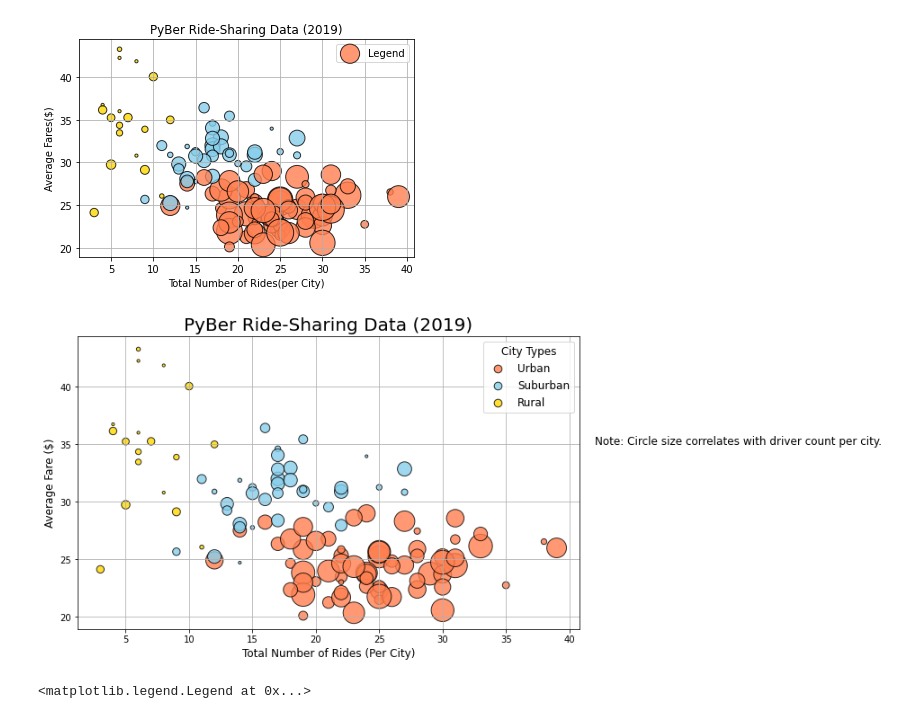
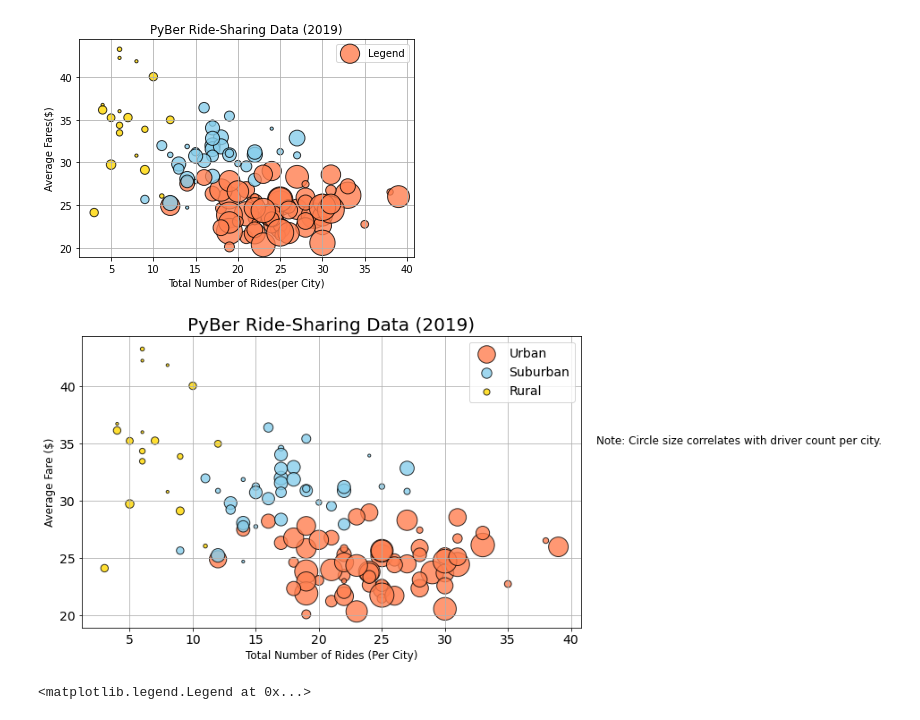
Before and after one commit to hjx2019/PyBer_Analysis, a Jupyter notebook: PyBer.ipynb, the cells around one changed output. Cells and saved outputs as stored; diff of their text form; code cells hidden in the pictures.

```diff
--- a/PyBer.ipynb
+++ b/PyBer.ipynb
@@ -183,41 +197,41 @@ plt.scatter(urban_ride_count,
 plt.scatter(suburban_ride_count,
       suburban_avg_fare,
       s=10*suburban_driver_count, c="skyblue",
       edgecolor="black", linewidths=1,
       alpha=0.8, label="Suburban")
 
 plt.scatter(rural_ride_count,
       rural_avg_fare,
       s=10*rural_driver_count, c="gold",
       edgecolor="black", linewidths=1,
       alpha=0.8, label="Rural")
 
 # Incorporate the other graph properties
 plt.title("PyBer Ride-Sharing Data (2019)", fontsize=20)
 plt.ylabel("Average Fare ($)", fontsize=12)
 plt.xlabel("Total Number of Rides (Per City)", fontsize=12)
 plt.grid(True)
 # Add the legend.
-# plt.legend()
+plt.legend()
 
 # Create a legend
-lgnd = plt.legend(fontsize="12", mode="Expanded",
-         scatterpoints=1, loc="best", title="City Types")
-lgnd.legendHandles[0]._sizes = [75]
-lgnd.legendHandles[1]._sizes = [75]
-lgnd.legendHandles[2]._sizes = [75]
-lgnd.get_title().set_fontsize(12)
+# lgnd = plt.legend(fontsize="12", mode="Expanded",
+#          scatterpoints=1, loc="best", title="City Types")
+# lgnd.legendHandles[0]._sizes = [75]
+# lgnd.legendHandles[1]._sizes = [75]
+# lgnd.legendHandles[2]._sizes = [75]
+# lgnd.get_title().set_fontsize(12)
 
 
 # Incorporate a text label about circle size.
 plt.text(42, 35, "Note: Circle size correlates with driver count per city.", fontsize="12")
 
 # Show the plot
 plt.show()
 # Save the figure.
 # plt.savefig("analysis/Fig1.png")
 # %% [output]
-[figure, old version]
+[figure, new version]
 # %%
 #5.3.6
 
```
Also changed, not shown: parts of 2 cells of this notebook, 4 other files.
